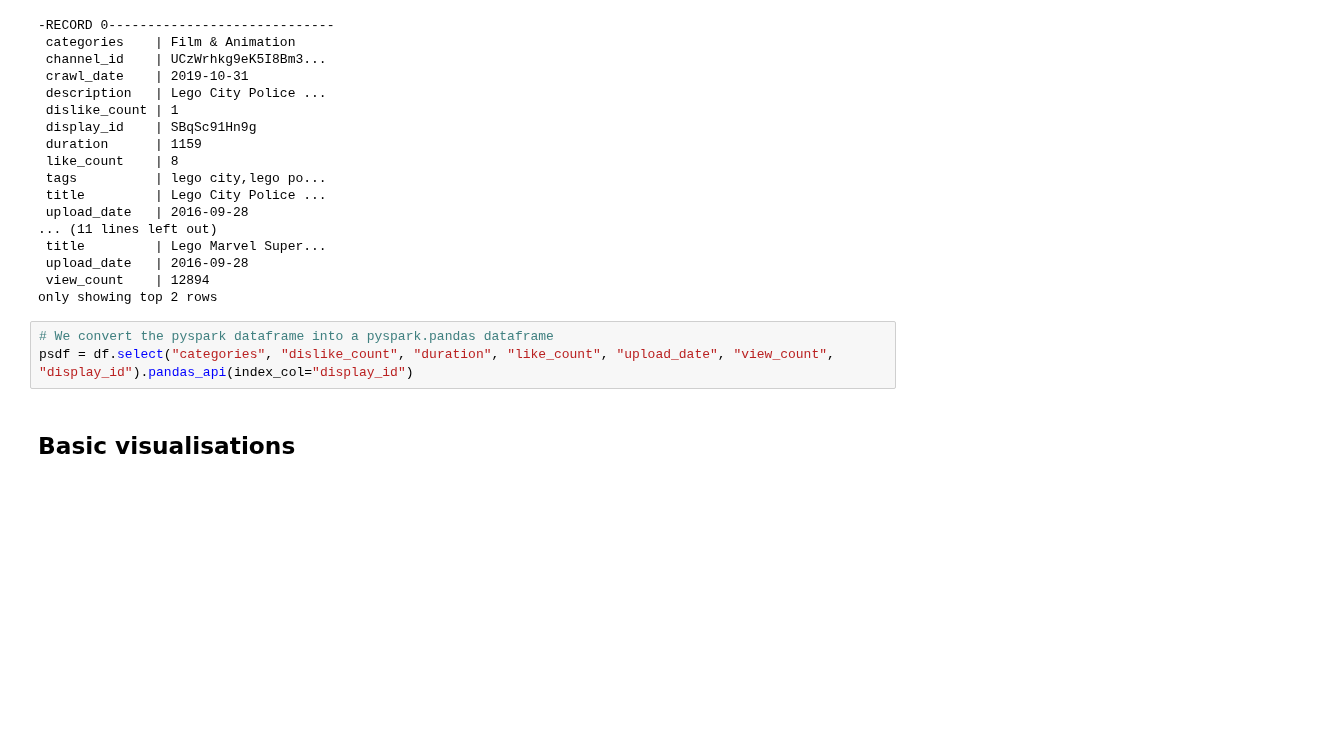
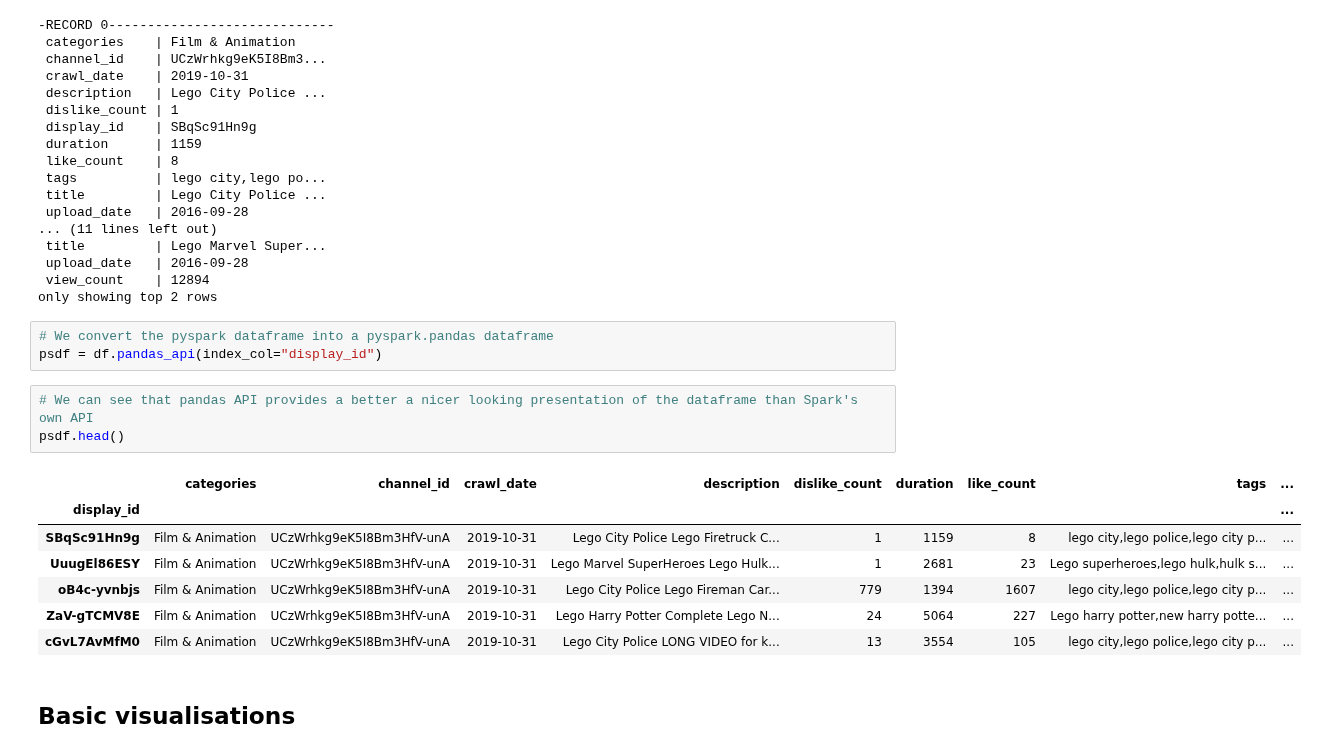
Before and after one commit to epfl-ada/ada-2022-project-fraisetagada, a Jupyter notebook: extract_videos.ipynb, the cells around one changed output. Cells and saved outputs as stored; diff of their text form; blank space fills up the shorter version.

```diff
--- a/extract_videos.ipynb
+++ b/extract_videos.ipynb
@@ -99,7 +103,18 @@ df.show(2, vertical=True)
 only showing top 2 rows
 # %%
 # We convert the pyspark dataframe into a pyspark.pandas dataframe
-psdf = df.select("categories", "dislike_count", "duration", "like_count", "upload_date", "view_count", "display_id").pandas_api(index_col="display_id")
+psdf = df.pandas_api(index_col="display_id")
+# %%
+# We can see that pandas API provides a better a nicer looking presentation of the dataframe than Spark's own API
+psdf.head()
+# %% [output]
+|  | categories | channel_id | crawl_date | description | dislike_count | duration | like_count | tags | ... |
+| display_id |  |  |  |  |  |  |  |  | ... |
+| SBqSc91Hn9g | Film & Animation | UCzWrhkg9eK5I8Bm3HfV-unA | 2019-10-31 | Lego City Police Lego Firetruck C... | 1 | 1159 | 8 | lego city,lego police,lego city p... | ... |
+| UuugEl86ESY | Film & Animation | UCzWrhkg9eK5I8Bm3HfV-unA | 2019-10-31 | Lego Marvel SuperHeroes Lego Hulk... | 1 | 2681 | 23 | Lego superheroes,lego hulk,hulk s... | ... |
+| oB4c-yvnbjs | Film & Animation | UCzWrhkg9eK5I8Bm3HfV-unA | 2019-10-31 | Lego City Police Lego Fireman Car... | 779 | 1394 | 1607 | lego city,lego police,lego city p... | ... |
+| ZaV-gTCMV8E | Film & Animation | UCzWrhkg9eK5I8Bm3HfV-unA | 2019-10-31 | Lego Harry Potter Complete Lego N... | 24 | 5064 | 227 | Lego harry potter,new harry potte... | ... |
+| cGvL7AvMfM0 | Film & Animation | UCzWrhkg9eK5I8Bm3HfV-unA | 2019-10-31 | Lego City Police LONG VIDEO for k... | 13 | 3554 | 105 | lego city,lego police,lego city p... | ... |
 # %% [markdown]
 ## Basic visualisations
 # %% [markdown]
```
Also changed, not shown: parts of 42 cells of this notebook.
